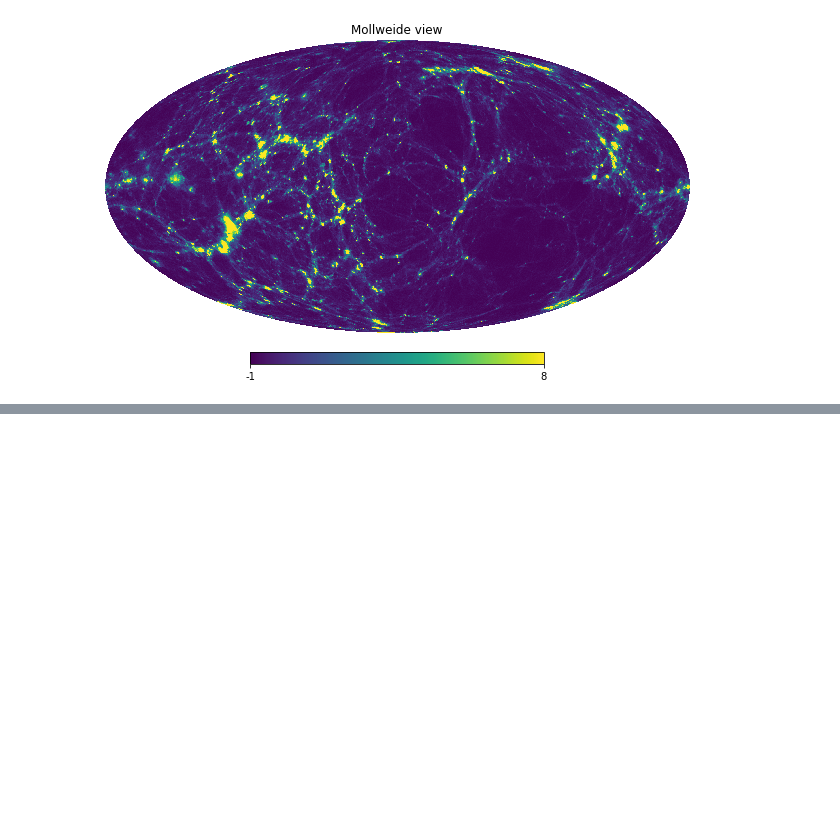
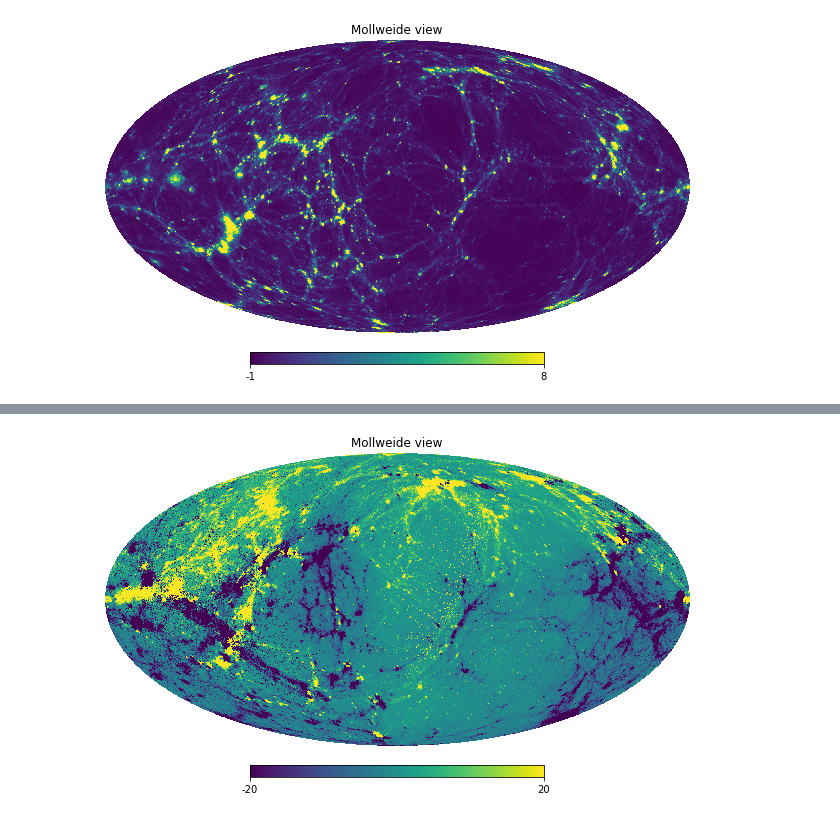
Before and after one commit to wurdahl/kSZfromPC, a Jupyter notebook: Opening-FITS.ipynb, the cells around one changed output, grey strips where cells are left out. Cells and saved outputs as stored; diff of their text form; code cells hidden in the pictures; blank space fills up the shorter version.

```diff
--- a/Opening-FITS.ipynb
+++ b/Opening-FITS.ipynb
@@ -23 +26,6 @@ hp.mollview(o,xsize=3200, max=8)
+# %%
+kSZ = hp.read_map("kSZ.fits")
+hp.mollview(kSZ,xsize=3200, min=-20, max=20)
+# %% [output]
+[figure, added]
 # %%
```
Also changed, not shown: parts of 3 cells of this notebook, 4 other files.
